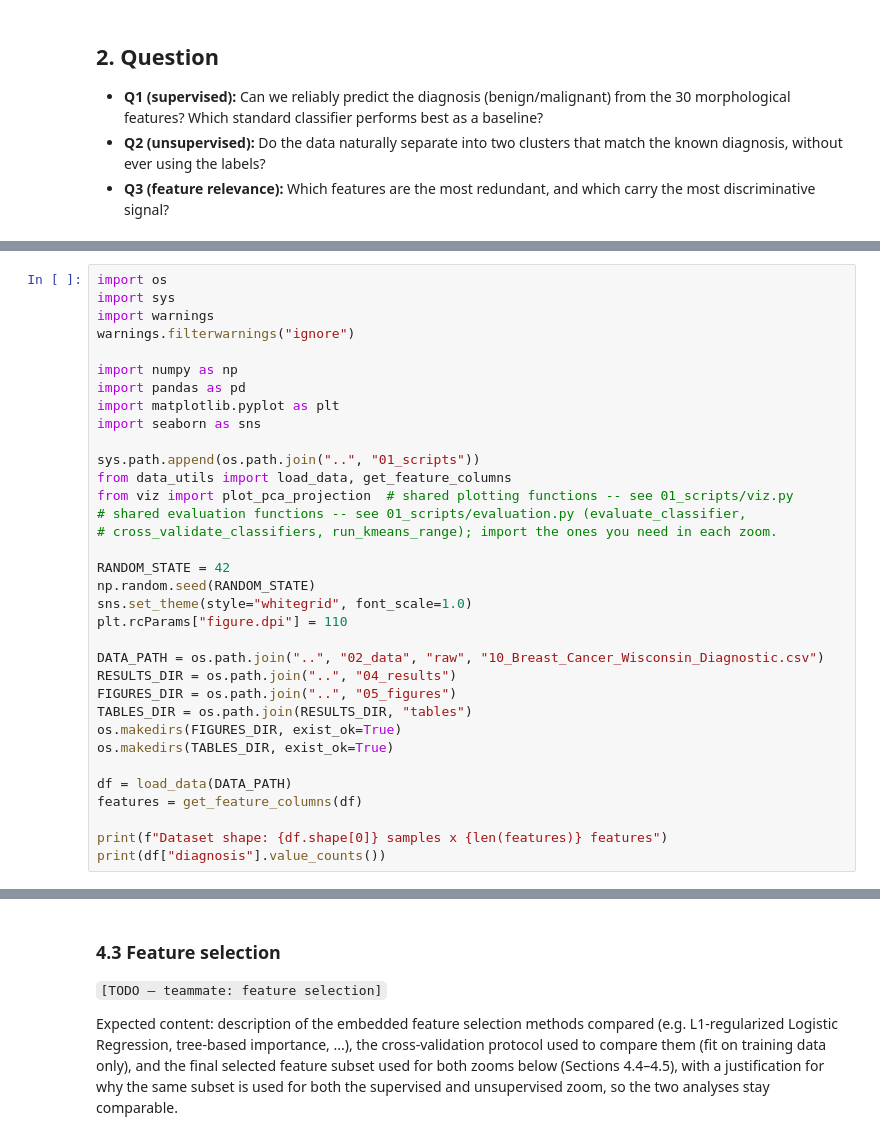
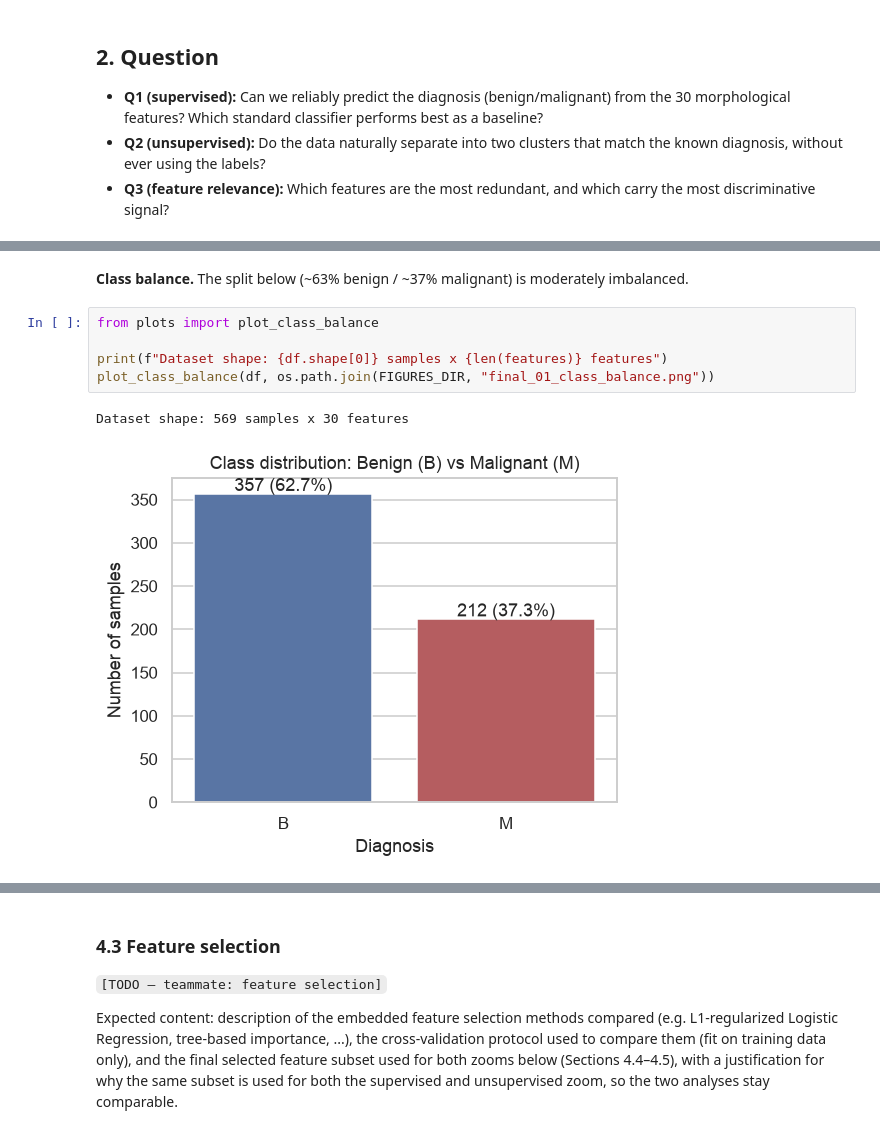
Before and after one commit to ostacore/Projets-UM5BM753-, a Jupyter notebook: 03_notebooks/00_Final_Report_.ipynb, the cells around one changed output, grey strips where cells are left out. Saved outputs shown, nothing was run; the diff lists cells and outputs as text.

```diff
--- a/03_notebooks/00_Final_Report_.ipynb
+++ b/03_notebooks/00_Final_Report_.ipynb
@@ -40,34 +152,11 @@ projection used to visualize Spectral Clustering's output in Section 4.5.
-# %%
-import os
-import sys
-import warnings
-warnings.filterwarnings("ignore")
-
-import numpy as np
-import pandas as pd
-import matplotlib.pyplot as plt
-import seaborn as sns
-
-sys.path.append(os.path.join("..", "01_scripts"))
-from data_utils import load_data, get_feature_columns
-from viz import plot_pca_projection  # shared plotting functions -- see 01_scripts/viz.py
-# shared evaluation functions -- see 01_scripts/evaluation.py (evaluate_classifier,
-# cross_validate_classifiers, run_kmeans_range); import the ones you need in each zoom.
-
-RANDOM_STATE = 42
-np.random.seed(RANDOM_STATE)
-sns.set_theme(style="whitegrid", font_scale=1.0)
-plt.rcParams["figure.dpi"] = 110
-
-DATA_PATH = os.path.join("..", "02_data", "raw", "10_Breast_Cancer_Wisconsin_Diagnostic.csv")
-RESULTS_DIR = os.path.join("..", "04_results")
-FIGURES_DIR = os.path.join("..", "05_figures")
-TABLES_DIR = os.path.join(RESULTS_DIR, "tables")
-os.makedirs(FIGURES_DIR, exist_ok=True)
-os.makedirs(TABLES_DIR, exist_ok=True)
-
-df = load_data(DATA_PATH)
-features = get_feature_columns(df)
-
-print(f"Dataset shape: {df.shape[0]} samples x {len(features)} features")
-print(df["diagnosis"].value_counts())
+# %% [markdown]
+**Class balance.** The split below (~63% benign / ~37% malignant) is moderately
+imbalanced.
+# %%
+from plots import plot_class_balance
+
+print(f"Dataset shape: {df.shape[0]} samples x {len(features)} features")
+plot_class_balance(df, os.path.join(FIGURES_DIR, "final_01_class_balance.png"))
+# %% [output]
+Dataset shape: 569 samples x 30 features
+[figure, added]
```
Also changed, not shown: parts of 22 cells of this notebook, 16 other files.
